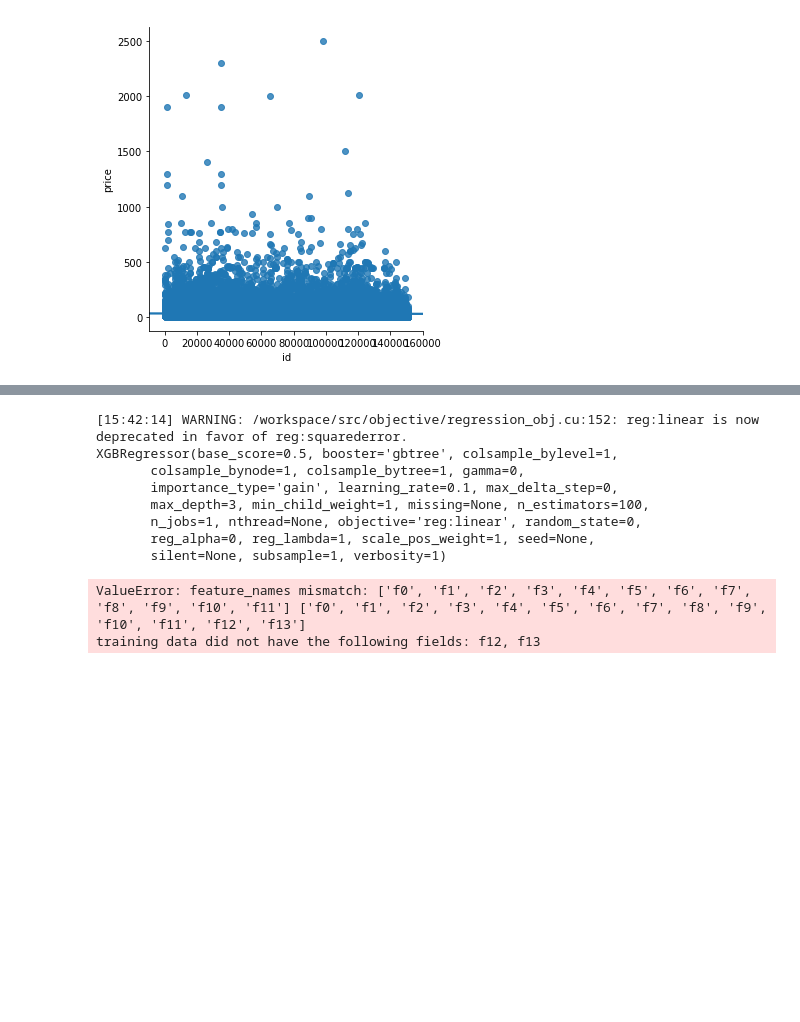
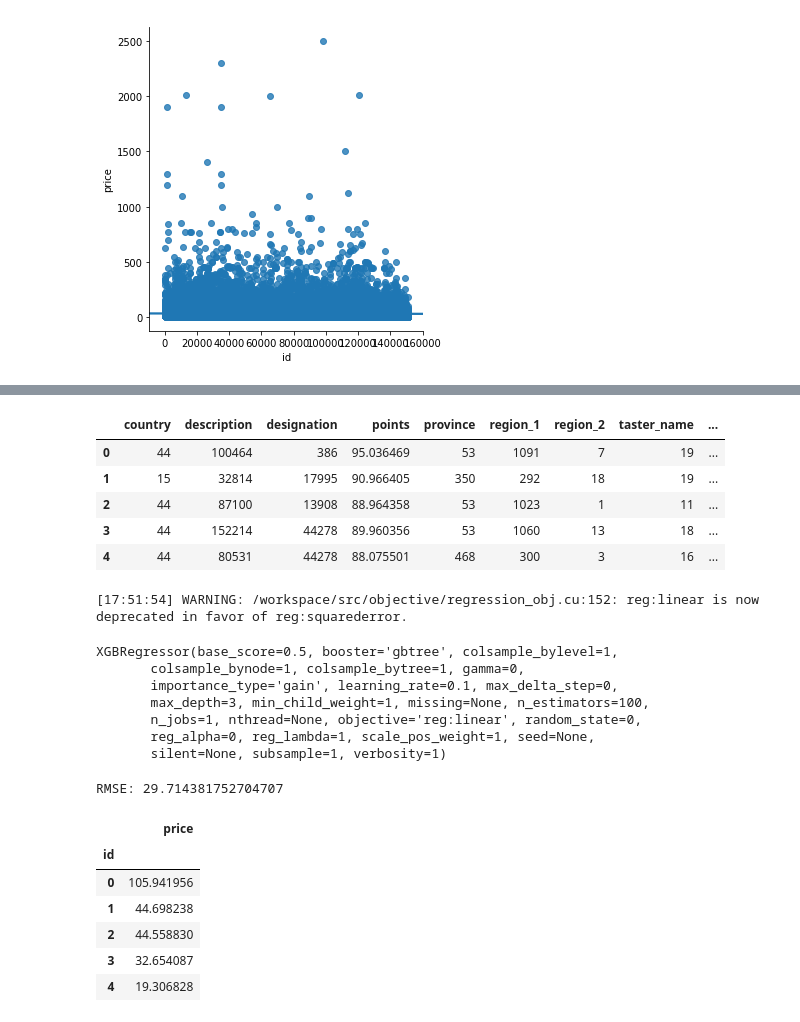
Before and after one commit to ammi-melo/kaggle-wine-competition, a Jupyter notebook: second_update.ipynb, the cells around one changed output, grey strips where cells are left out. Cells and saved outputs as stored; diff of their text form; code cells hidden in the pictures; blank space fills up the shorter version.

```diff
--- a/second.ipynb
+++ b/second_update.ipynb
@@ -271,0 +272,2 @@ train_x = train_x.values
+# %%
+clean_df_test = clean_df_test.drop(columns=['price', 'index'])
@@ -271,0 +294,10 @@ train_x = train_x.values
+# %%
+test_x = clean_df_test.drop(['id'],axis=1)
+test_x.head()
+# %% [output]
+|  | country | description | designation | points | province | region_1 | region_2 | taster_name | ... |
+| 0 | 44 | 100464 | 386 | 95.036469 | 53 | 1091 | 7 | 19 | ... |
+| 1 | 15 | 32814 | 17995 | 90.966405 | 350 | 292 | 18 | 19 | ... |
+| 2 | 44 | 87100 | 13908 | 88.964358 | 53 | 1023 | 1 | 11 | ... |
+| 3 | 44 | 152214 | 44278 | 89.960356 | 53 | 1060 | 13 | 18 | ... |
+| 4 | 44 | 80531 | 44278 | 88.075501 | 468 | 300 | 3 | 16 | ... |
@@ -272,14 +309,13 @@ train_x = train_x.values
 # %%
 #Fitting XGB regressor
 model = xgb.XGBRegressor()
-model.fit(train_x,train_y)
-print (model)
+model.fit(X_train,y_train)
 # %% [output]
-[15:42:14] WARNING: /workspace/src/objective/regression_obj.cu:152: reg:linear is now deprecated in favor of reg:squarederror.
-XGBRegressor(base_score=0.5, booster='gbtree', colsample_bylevel=1,
-       colsample_bynode=1, colsample_bytree=1, gamma=0,
-       importance_type='gain', learning_rate=0.1, max_delta_step=0,
-       max_depth=3, min_child_weight=1, missing=None, n_estimators=100,
-       n_jobs=1, nthread=None, objective='reg:linear', random_state=0,
-       reg_alpha=0, reg_lambda=1, scale_pos_weight=1, seed=None,
-       silent=None, subsample=1, verbosity=1)
+[17:51:54] WARNING: /workspace/src/objective/regression_obj.cu:152: reg:linear is now deprecated in favor of reg:squarederror.
+XGBRegressor(base_score=0.5, booster='gbtree', colsample_bylevel=1,
+       colsample_bynode=1, colsample_bytree=1, gamma=0,
+       importance_type='gain', learning_rate=0.1, max_delta_step=0,
+       max_depth=3, min_child_weight=1, missing=None, n_estimators=100,
+       n_jobs=1, nthread=None, objective='reg:linear', random_state=0,
+       reg_alpha=0, reg_lambda=1, scale_pos_weight=1, seed=None,
+       silent=None, subsample=1, verbosity=1)
@@ -301,11 +322,23 @@ x_test = test.values
+# %%
+from sklearn import metrics
+predictions = model.predict(X_test.values)
+print('RMSE:', np.sqrt(metrics.mean_squared_error(y_test, predictions)))
+# %% [output]
+RMSE: 29.714381752704707
 # %%
 #Predict
-output = model.predict(data=x_test)
+output = model.predict(test_x)
 final_df = pd.DataFrame()
-final_df["id"] = id_vals
-final_df["Prediction"] = output
+final_df["id"] = clean_df_test['id']
+final_df["price"] = output
 #final_df.to_csv("Output_1.csv")
+final_df = final_df.set_index('id')
 final_df.head()
 # %% [output]
-ValueError: feature_names mismatch: ['f0', 'f1', 'f2', 'f3', 'f4', 'f5', 'f6', 'f7', 'f8', 'f9', 'f10', 'f11'] ['f0', 'f1', 'f2', 'f3', 'f4', 'f5', 'f6', 'f7', 'f8', 'f9', 'f10', 'f11', 'f12', 'f13']
-training data did not have the following fields: f12, f13
+|  | price |
+| id |  |
+| 0 | 105.941956 |
+| 1 | 44.698238 |
+| 2 | 44.558830 |
+| 3 | 32.654087 |
+| 4 | 19.306828 |
```
Also changed, not shown: parts of 29 cells of this notebook, 1 other file.
